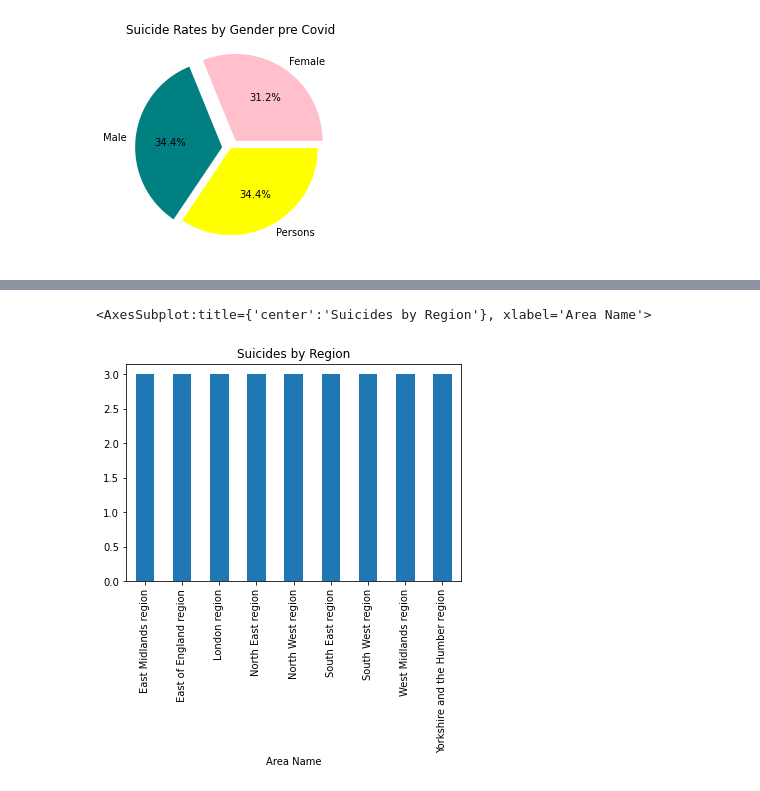
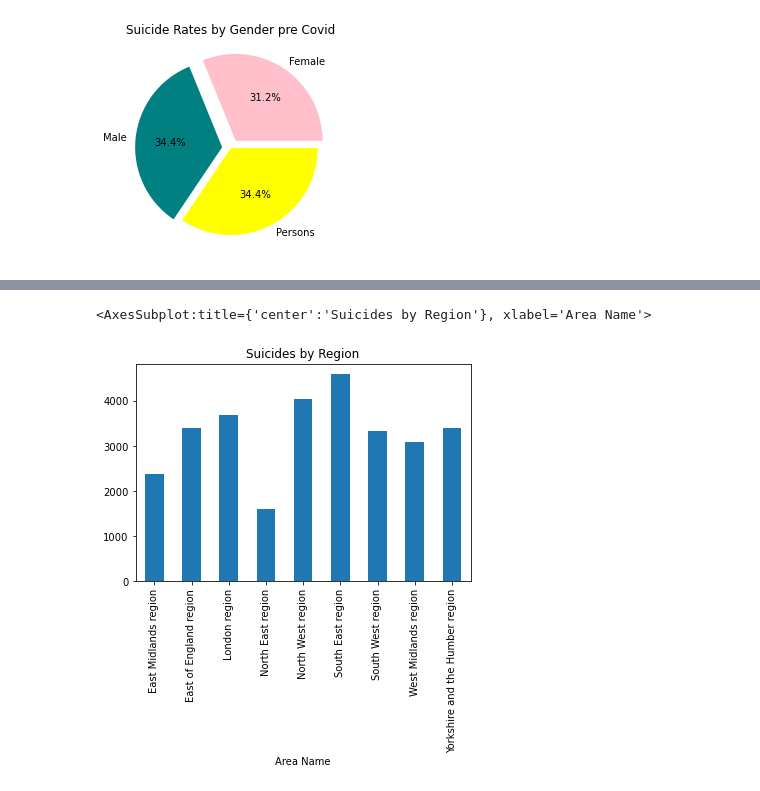
Before and after one commit to HJandu/Project_1_Covid19, a Jupyter notebook: Test Graphs.ipynb, the cells around one changed output, grey strips where cells are left out. Saved outputs shown, nothing was run; the diff lists cells and outputs as text; code cells hidden in the pictures.

Commit message:
Updated graph by area for suicide rates

```diff
--- a/Test Graphs.ipynb
+++ b/Test Graphs.ipynb
@@ -115,7 +115,7 @@ region_df.head()
 | 76 | 76 | England | East Midlands region | Region | Male | NaN | 2017 - 19 | 14.633525 | 899.0 | ... |
 | 77 | 77 | England | West Midlands region | Region | Male | NaN | 2017 - 19 | 15.841810 | 1180.0 | ... |
 # %%
-region_df.groupby(["Area Name"])["Count"].count().reset_index(name="Count").plot.bar(x="Area Name",y="Count",legend=False,title="Suicides by Region")
+region_df.groupby(["Area Name"])["Count"].sum().reset_index(name="Count").plot.bar(x="Area Name",y="Count",legend=False,title="Suicides by Region")
 # %% [output]
 <AxesSubplot:title={'center':'Suicides by Region'}, xlabel='Area Name'>
-[figure, old version]
+[figure, new version]
```
